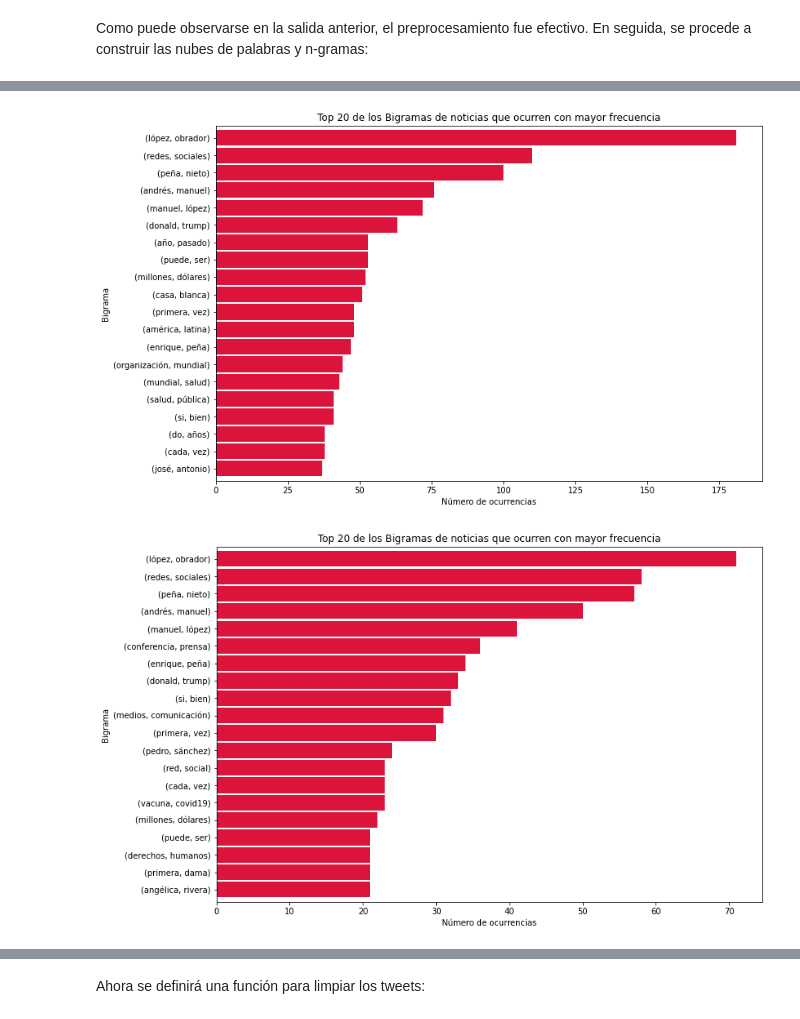
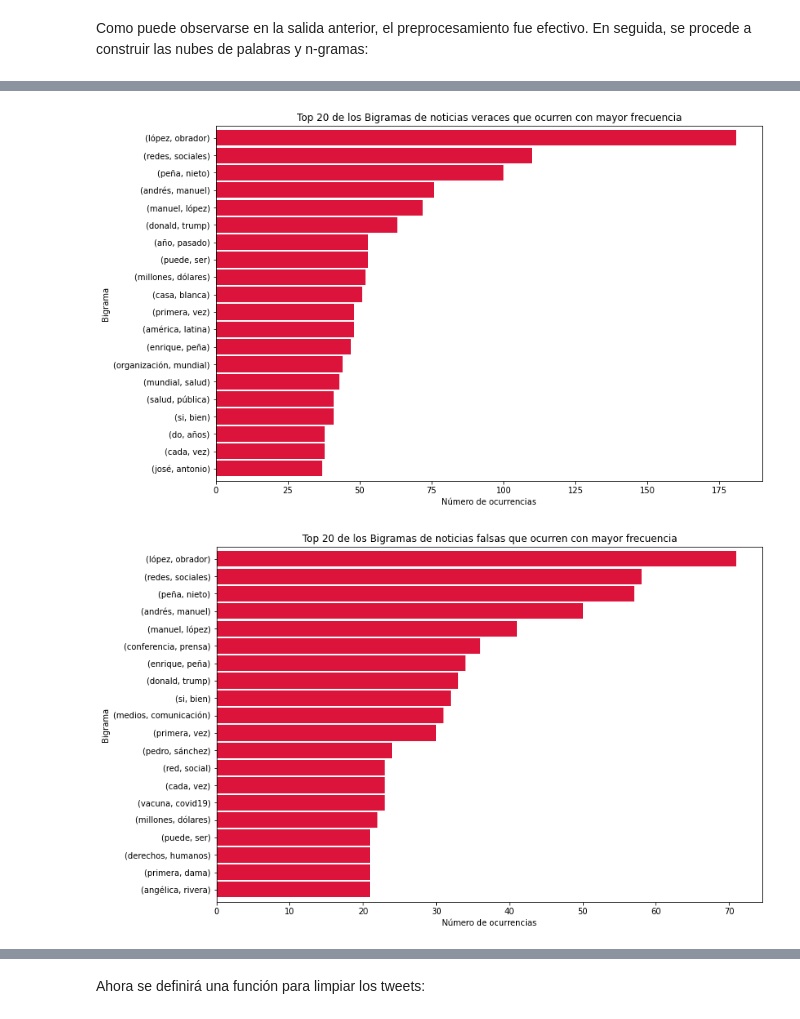
Before and after one commit to jpanti/BEDU_sesion8, a Jupyter notebook: Procesamiento_de_Datos_con_Python_Santander_2022_Equipo_3_BEDU.ipynb, the cells around one changed output, grey strips where cells are left out. Cells and saved outputs as stored; diff of their text form; code cells hidden in the pictures.

```diff
--- a/Procesamiento_de_Datos_con_Python_Santander_2022_Equipo_3_BEDU.ipynb
+++ b/Procesamiento_de_Datos_con_Python_Santander_2022_Equipo_3_BEDU.ipynb
@@ -917,13 +932,13 @@ def plot_top_ngrams(corpus, title, ylabel, xlabel="Número de ocurrencias", n=2)
   plt.show()
 # %%
 # Bigrama de noticias veraces
-plot_top_ngrams(true_n, "Top 20 de los Bigramas de noticias que ocurren con mayor frecuencia", "Bigrama", n=2)
+plot_top_ngrams(true_n, "Top 20 de los Bigramas de noticias veraces que ocurren con mayor frecuencia", "Bigrama", n=2)
 # %% [output]
-[figure, old version]
+[figure, new version]
 # %%
 # Bigrama de noticias falsas
-plot_top_ngrams(fake_n, "Top 20 de los Bigramas de noticias que ocurren con mayor frecuencia", "Bigrama", n=2)
+plot_top_ngrams(fake_n, "Top 20 de los Bigramas de noticias falsas que ocurren con mayor frecuencia", "Bigrama", n=2)
 # %% [output]
-[figure, old version]
+[figure, new version]
 # %%
 # Trigrama de noticias veraces
```
Also changed, not shown: parts of 42 cells of this notebook.
